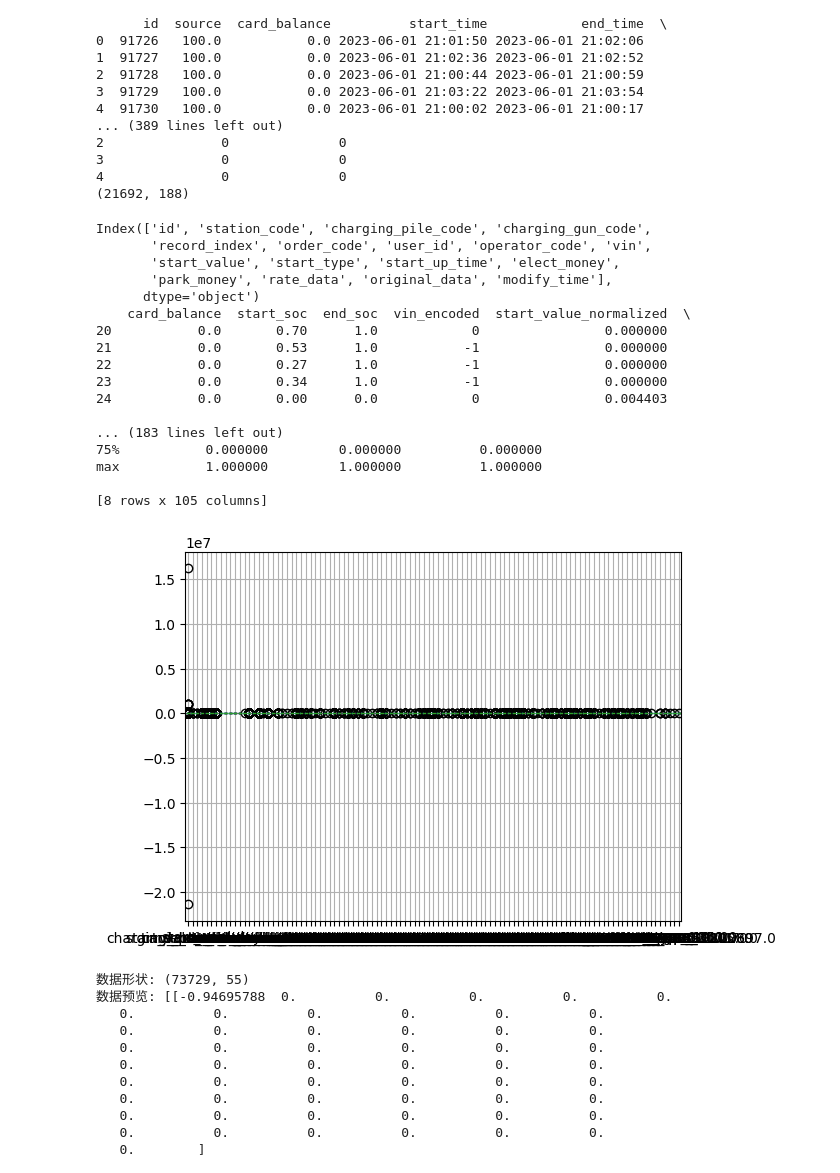
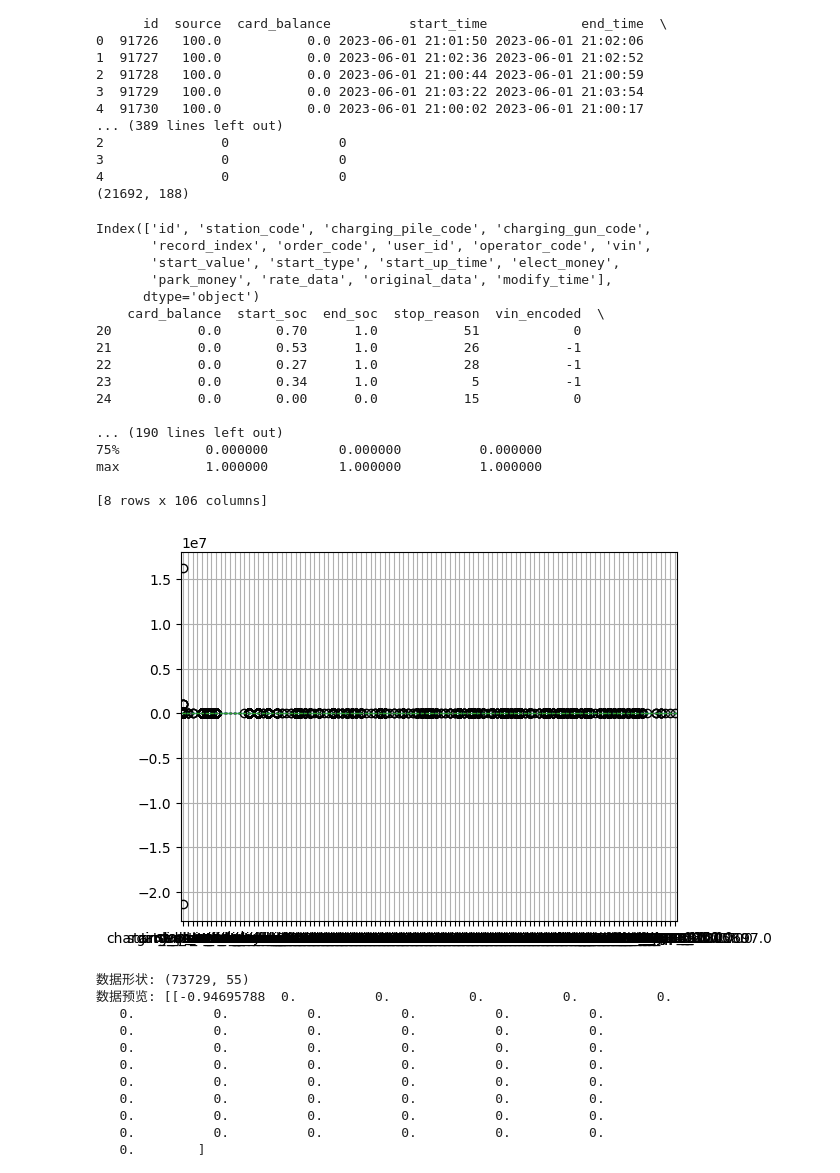
Before and after one commit to believefollow/Time-Series-Library, a Jupyter notebook: test.ipynb, the cells around one changed output. Saved outputs shown, nothing was run; the diff lists cells and outputs as text; code cells hidden in the pictures.

```diff
--- a/test.ipynb
+++ b/test.ipynb
@@ -392,13 +392,13 @@ df['time_part_normalized'] = (df['time_part'] - df['time_part'].min()) / (df['ti
 df['rate_data_elec'] = df['rate_data'].apply(calculate_elect_sum)
 from sklearn.preprocessing import LabelEncoder
 
-labels_1 = df['stop_reason'].values
+labels_1 = df['electricity'].values
 # 创建LabelEncoder对象
 encoder = LabelEncoder()
 
 # 拟合并转换标签
-encoded_labels = encoder.fit_transform(labels_1)
-labels_1 = encoded_labels
+encoded_labels = encoder.fit_transform(df['stop_reason'].values)
+df['stop_reason'] = encoded_labels
 # 计算所有elect值的总和
 
 # 提取更多时间相关特征
@@ -412,7 +412,7 @@ df['is_weekend'] = df['weekday'].apply(lambda x: 1 if x >= 5 else 0)
 df = pd.get_dummies(df, columns=['station_code',  'start_type'])
 
 # 删除不再需要的列或明确不相关的列
-df.drop(['id','record_index','electricity_normalized','stop_reason',  'electricity' ,'rate_data', 'rate_data_elec', 'source','modifier_id', 'sn_code','charging_model','time_part', 'charging_duration','creater_id', 'electricity', 'elect_money','start_value',  'service_money', 'process_state','create_time',  'throwable_type', 'start_time','rate_type', 'rate_version',  'end_time', 'vin','start_elect', 'end_elect', 'start_up_time','modify_time','vin', 'park_money', 'repair_status', 'rate_data', 'order_code', 'user_id', 'operator_code', 'original_data', 'charging_pile_code', 'charging_gun_code'], axis=1, inplace=True)
+df.drop(['id','record_index','electricity_normalized',  'electricity' ,'rate_data', 'rate_data_elec', 'source','modifier_id', 'sn_code','charging_model','time_part', 'charging_duration','creater_id', 'electricity', 'elect_money','start_value',  'service_money', 'process_state','create_time',  'throwable_type', 'start_time','rate_type', 'rate_version',  'end_time', 'vin','start_elect', 'end_elect', 'start_up_time','modify_time','vin', 'park_money', 'repair_status', 'rate_data', 'order_code', 'user_id', 'operator_code', 'original_data', 'charging_pile_code', 'charging_gun_code'], axis=1, inplace=True)
 
 # 最终查看数据集
 print(df[20:25])
@@ -462,42 +462,42 @@ data = data.dropna()  # 删除包含NaN的行
 features = data.to_numpy()
 # 计算分割点
 split_index = int(0.8 * len(features))  # 20%的数据用于测试集
 
 # 分割数据
 train_data = features[:split_index]
 test_data = features[split_index:]
 test_data_label = labels_1[split_index:]
 
 from sklearn.preprocessing import StandardScaler, MinMaxScaler
 
 # 示例：使用标准化
 scaler = StandardScaler()
 train_data = scaler.fit_transform(train_data)
 test_data = scaler.transform(train_data)  # 注意：用训练集的参数来转换测试集
 
 
 np.save('dataset/charger/charger1_test.npy', test_data)
 np.save('dataset/charger/charger1_train.npy', train_data)
 np.save('dataset/charger/charger1_test_label.npy', test_data_label)
 # %% [output]
 Index(['id', 'station_code', 'charging_pile_code', 'charging_gun_code',
        'record_index', 'order_code', 'user_id', 'operator_code', 'vin',
        'start_value', 'start_type', 'start_up_time', 'elect_money',
        'park_money', 'rate_data', 'original_data', 'modify_time'],
       dtype='object')
-    card_balance  start_soc  end_soc  vin_encoded  start_value_normalized  \
-20           0.0       0.70      1.0            0                0.000000
-21           0.0       0.53      1.0           -1                0.000000
-22           0.0       0.27      1.0           -1                0.000000
-23           0.0       0.34      1.0           -1                0.000000
-24           0.0       0.00      0.0            0                0.004403
+    card_balance  start_soc  end_soc  stop_reason  vin_encoded  \
+20           0.0       0.70      1.0           51            0
+21           0.0       0.53      1.0           26           -1
+22           0.0       0.27      1.0           28           -1
+23           0.0       0.34      1.0            5           -1
+24           0.0       0.00      0.0           15            0
 
-... (183 lines left out)
+... (190 lines left out)
 75%           0.000000         0.000000          0.000000
 max           1.000000         1.000000          1.000000
 
-[8 rows x 105 columns]
+[8 rows x 106 columns]
-[figure, old version]
+[figure, new version]
 # %%
 import numpy as np
 
```
Also changed, not shown: 3 other files.
